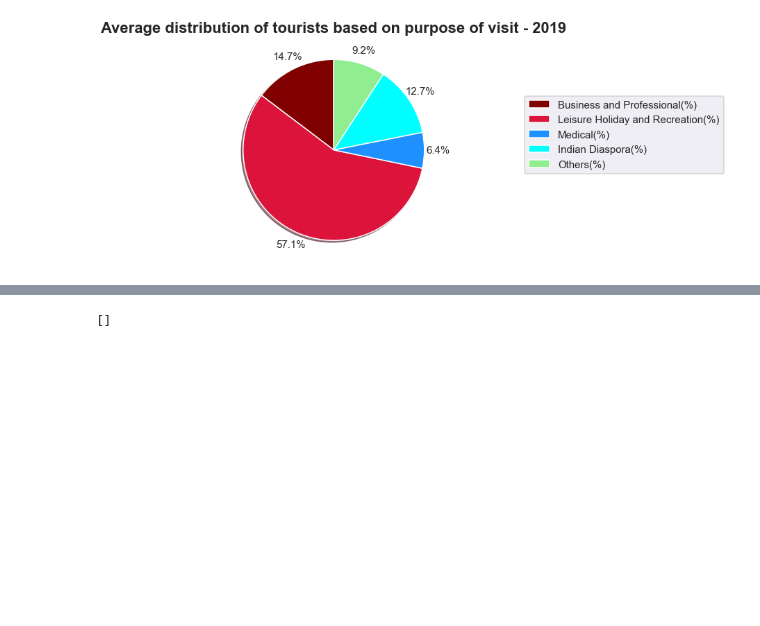
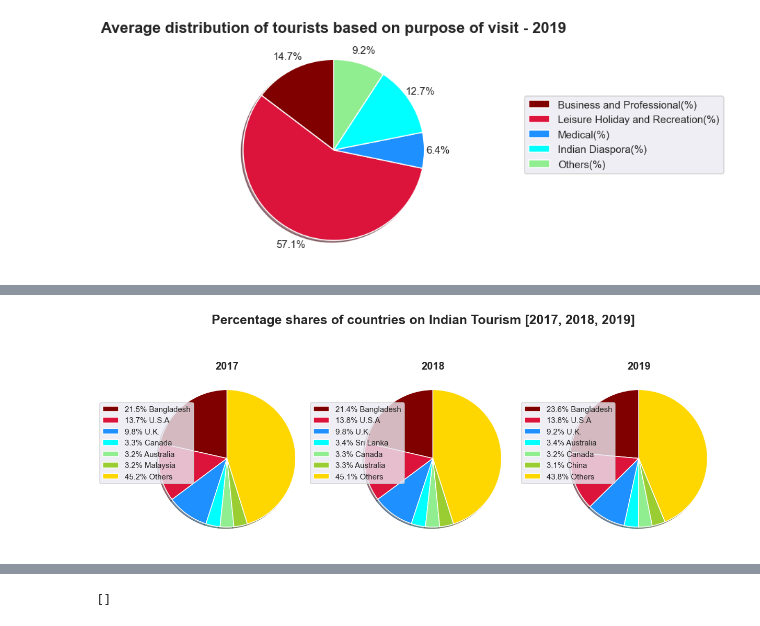
Before and after one commit to Rubix64/Tourism-analysis-of-India, a Jupyter notebook: tourism_analysis_in_India.ipynb, the cells around one changed output, grey strips where cells are left out. Cells and saved outputs as stored; diff of their text form; code cells hidden in the pictures; blank space fills up the shorter version.

```diff
--- a/tourism_analysis_in_India.ipynb
+++ b/tourism_analysis_in_India.ipynb
@@ -287,3 +369,48 @@ plt.show()
+# %%
+fig, axes = plt.subplots(1,3, sharex=True, figsize=(20,8))
+fig.suptitle('Percentage shares of countries on Indian Tourism [2017, 2018, 2019]',fontsize=25,fontweight='bold')
+
+# plotting data on chart
+#2017
+colors = ['maroon', 'crimson', 'dodgerblue', 'aqua', 'lightgreen','yellowgreen', 'gold']
+
+pie=axes[0].pie(highest_countrywise_2017['Percentage Share - 2017'], colors=colors, shadow=True, startangle=90)
+percents=highest_countrywise_2017['Percentage Share - 2017']*100/highest_countrywise_2017['Percentage Share - 2017'].sum()
+axes[0].legend(
+    pie[0],[f'{p:.1f}% {l}'  for p ,l in zip(percents, highest_countrywise_2017['Country of Nationality'])],
+    bbox_to_anchor=(0.2,0.7),
+    loc="upper right", fontsize=15,
+    bbox_transform=plt.gcf().transFigure)
+axes[0].set_title("2017",fontsize=20,fontweight='bold')
+
+#2018
+pie=axes[1].pie(highest_countrywise_2018['Percentage Share - 2018'], colors=colors, shadow=True, startangle=90)
+percents=highest_countrywise_2018['Percentage Share - 2018']*100/highest_countrywise_2018['Percentage Share - 2018'].sum()
+axes[1].legend(
+    pie[0],[f'{p:.1f}% {l}'  for p ,l in zip(percents, highest_countrywise_2018['Country of Nationality'])],
+    bbox_to_anchor=(0.48,0.7),
+    loc="upper right", fontsize=15,
+    bbox_transform=plt.gcf().transFigure)
+axes[1].set_title("2018",fontsize=20,fontweight='bold')
+
+#2019
+pie=axes[2].pie(highest_countrywise_2019['Percentage Share - 2019'],  colors=colors, shadow=True, startangle=90)
+percents=highest_countrywise_2019['Percentage Share - 2019']*100/highest_countrywise_2019['Percentage Share - 2019'].sum()
+axes[2].legend(
+    pie[0],[f'{p:.1f}% {l}'  for p ,l in zip(percents, highest_countrywise_2019['Country of Nationality'])],
+    bbox_to_anchor=(0.76,0.7),
+    loc="upper right", fontsize=15,
+    bbox_transform=plt.gcf().transFigure)
+axes[2].set_title("2019",fontsize=20,fontweight='bold')
+# plt.legend()
+
+# handles, labels = plt.gca().get_legend_handles_labels()
+# fig.legend(handles, labels, loc='upper left')
+
+# displaying chart
+plt.show()
+# %% [output]
+[figure, added]
 # %%
 agegroup=pd.read_csv(".\dataset\India-Tourism-Statistics-2001-2019-agegroup.csv")
 agegroup.head()
```
Also changed, not shown: parts of 5 cells of this notebook.
